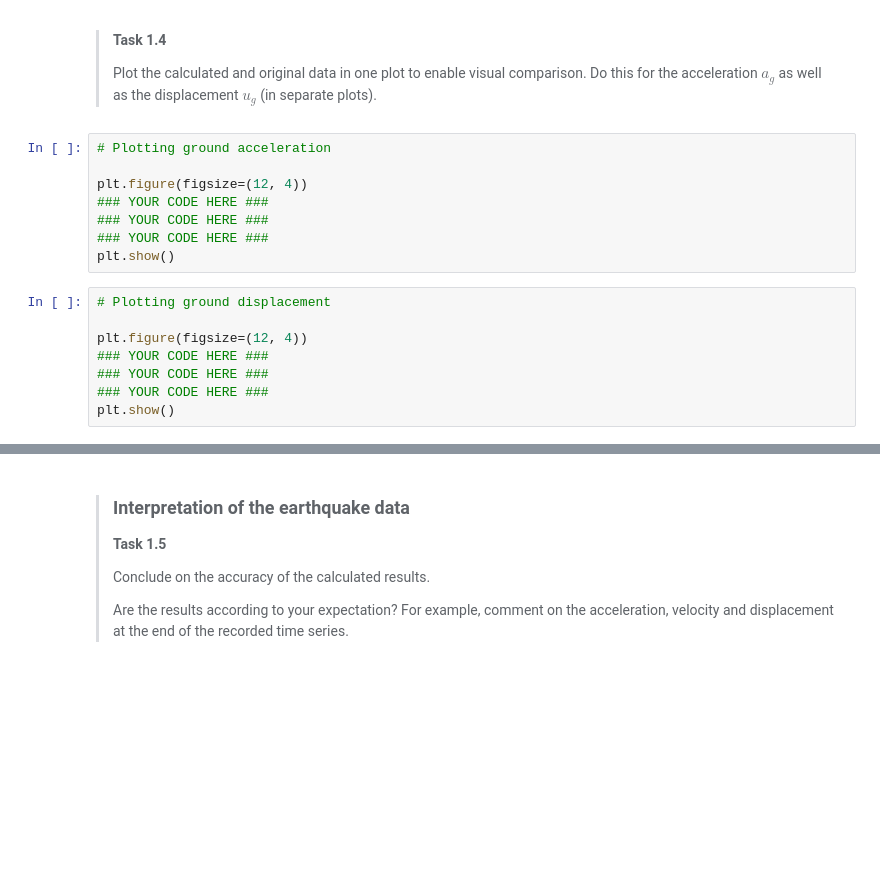
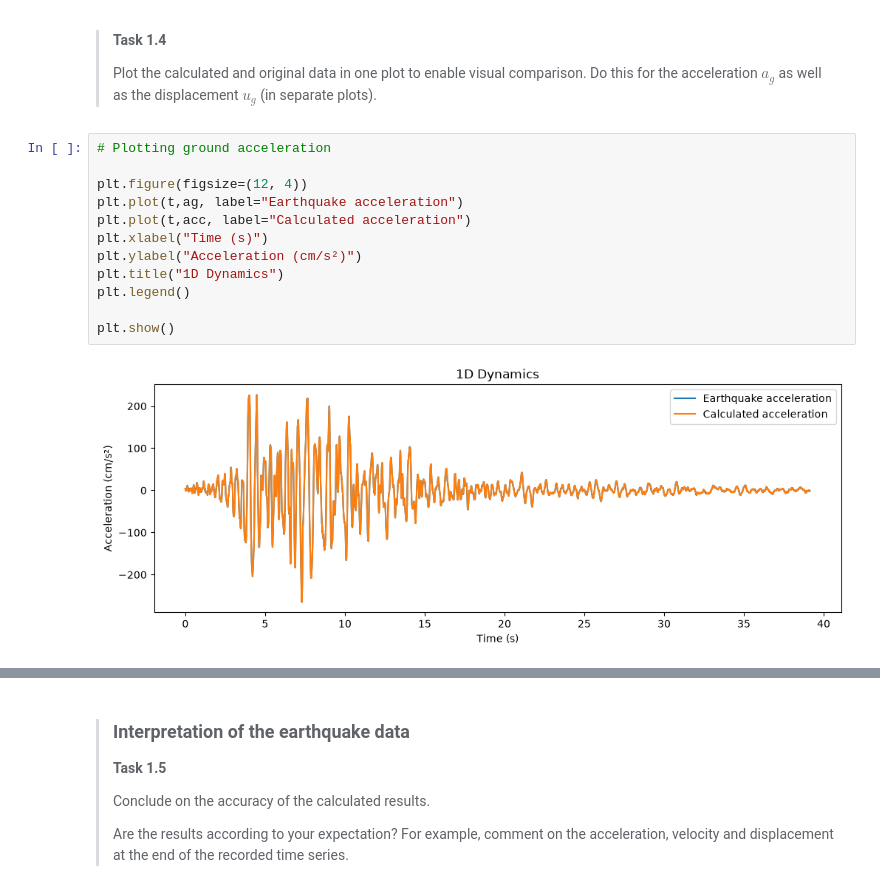
Before and after one commit to prajwalabc/GA1.2, a Jupyter notebook: 1Ddynamics.ipynb, the cells around one changed output, grey strips where cells are left out. Saved outputs shown, nothing was run; the diff lists cells and outputs as text; blank space fills up the shorter version.

```diff
--- a/1Ddynamics.ipynb
+++ b/1Ddynamics.ipynb
@@ -158,19 +175,17 @@ The list of individual area is [np.float64(-0.005934999999999999), np.float64(-0
 >
 ></p>
 ></div>
-# %%
-# Plotting ground acceleration
-
-plt.figure(figsize=(12, 4))
-### YOUR CODE HERE ###
-### YOUR CODE HERE ###
-### YOUR CODE HERE ###
-plt.show()
-# %%
-# Plotting ground displacement
-
-plt.figure(figsize=(12, 4))
-### YOUR CODE HERE ###
-### YOUR CODE HERE ###
-### YOUR CODE HERE ###
-plt.show()
+# %%
+# Plotting ground acceleration
+
+plt.figure(figsize=(12, 4))
+plt.plot(t,ag, label="Earthquake acceleration")
+plt.plot(t,acc, label="Calculated acceleration")
+plt.xlabel("Time (s)")
+plt.ylabel("Acceleration (cm/s²)")
+plt.title("1D Dynamics")
+plt.legend()
+
+plt.show()
+# %% [output]
+[figure, added]
```
Also changed, not shown: parts of 3 cells of this notebook.
